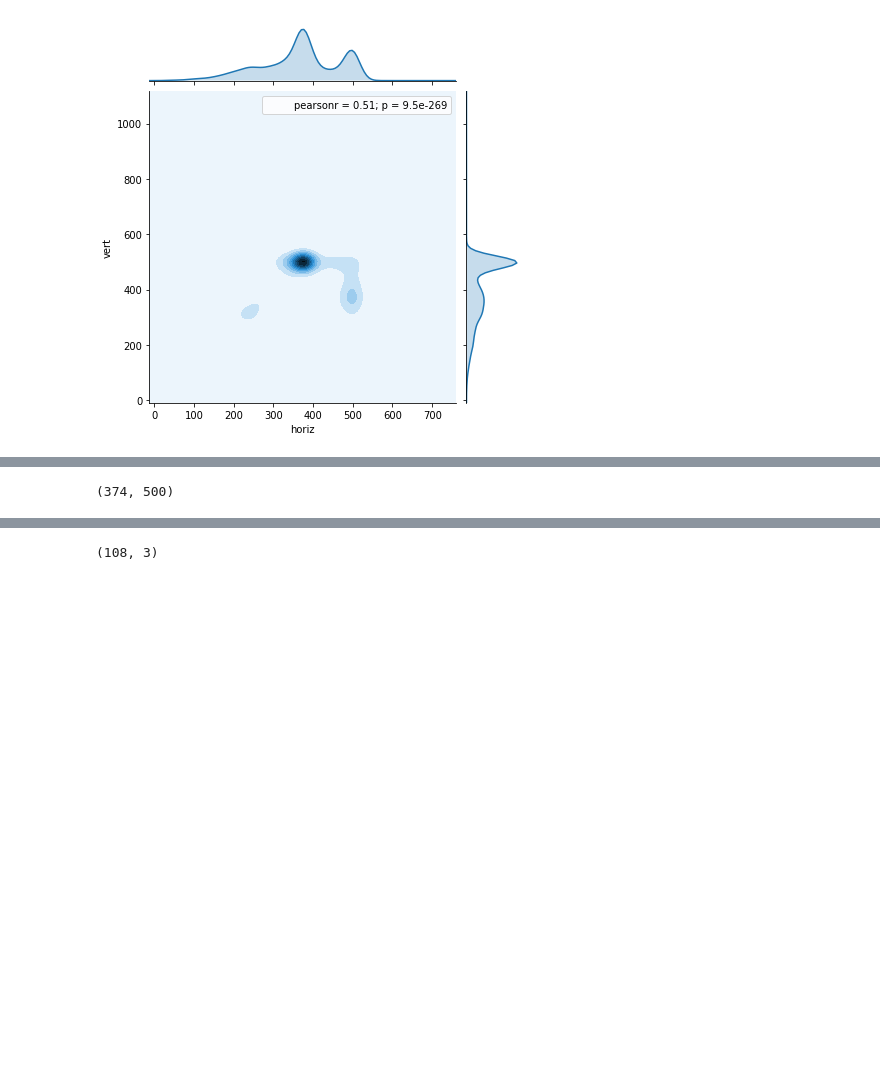
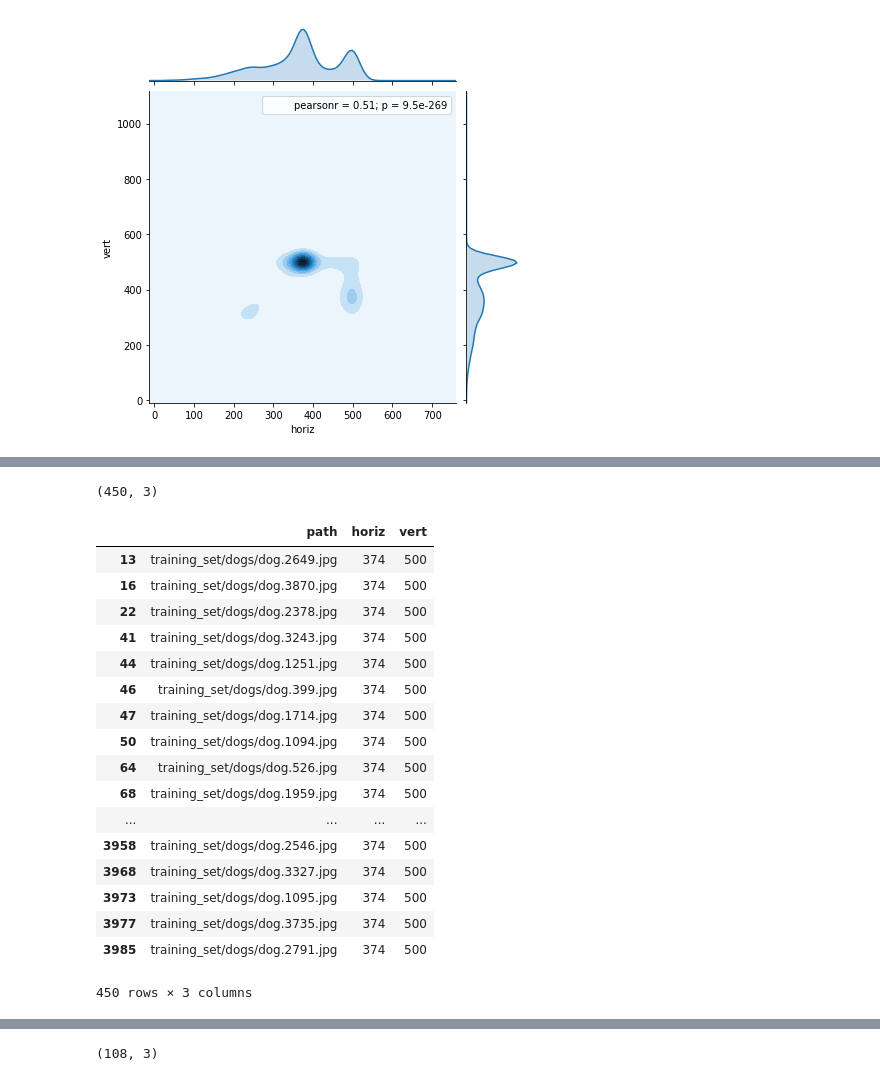
Before and after one commit to andy64734/all-might, a Jupyter notebook: Mopsy and Mocha.ipynb, the cells around one changed output, grey strips where cells are left out. Saved outputs shown, nothing was run; the diff lists cells and outputs as text; code cells hidden in the pictures; blank space fills up the shorter version.

```diff
--- a/Mopsy and Mocha.ipynb
+++ b/Mopsy and Mocha.ipynb
@@ -79,6 +54,6 @@ def generate_df(paths, reses):
     df = pd.DataFrame({'path': paths, 'horiz': horiz, 'vert': vert })
     return df
 # %%
-training_dog_df = generate_df(training_dog_paths, training_dog_resolutions)
+training_dog_df = generate_df(training_dog_folder, training_dog_paths, training_dog_resolutions)
 print(training_dog_df)
 # %% [output]
@@ -138,3 +105,7 @@ dtype: int64
+# %%
+def get_most_common_res(reses):
+    reses_series = pd.Series(reses)
+    return reses_series.mode()[0]
 # %%
 def filter_df_by_res(df, horiz, vert):
     df = df[df['horiz'] == horiz]
@@ -152,12 +113,0 @@ test_dog_resolutions = [get_image_resolution(test_dog_folder, i) for i in test_d
-# %%
-def get_most_common_res(reses):
-    HORIZ_INDEX = 0
-    VERT_INDEX = 1
-
-    horiz_reses = pd.Series([i[HORIZ_INDEX] for i in reses])
-    vert_reses = pd.Series([i[VERT_INDEX] for i in reses])
-    return horiz_reses.mode()[0], vert_reses.mode()[0]
-
-print(get_most_common_res(test_dog_resolutions))
-# %% [output]
-(374, 500)
@@ -167,0 +114,28 @@ test_dog_df = filter_df_by_res(test_dog_df, 374, 500)
+# %%
+training_dog_res_mask = get_most_common_res(training_dog_resolutions)
+training_dog_df = filter_df_by_res(training_dog_df,
+                                   training_dog_res_mask[0],
+                                   training_dog_res_mask[1])
+# %%
+print(training_dog_df.shape)
+training_dog_df
+# %% [output]
+(450, 3)
+|  | path | horiz | vert |
+| 13 | training_set/dogs/dog.2649.jpg | 374 | 500 |
+| 16 | training_set/dogs/dog.3870.jpg | 374 | 500 |
+| 22 | training_set/dogs/dog.2378.jpg | 374 | 500 |
+| 41 | training_set/dogs/dog.3243.jpg | 374 | 500 |
+| 44 | training_set/dogs/dog.1251.jpg | 374 | 500 |
+| 46 | training_set/dogs/dog.399.jpg | 374 | 500 |
+| 47 | training_set/dogs/dog.1714.jpg | 374 | 500 |
+| 50 | training_set/dogs/dog.1094.jpg | 374 | 500 |
+| 64 | training_set/dogs/dog.526.jpg | 374 | 500 |
+| 68 | training_set/dogs/dog.1959.jpg | 374 | 500 |
+| ... | ... | ... | ... |
+| 3958 | training_set/dogs/dog.2546.jpg | 374 | 500 |
+| 3968 | training_set/dogs/dog.3327.jpg | 374 | 500 |
+| 3973 | training_set/dogs/dog.1095.jpg | 374 | 500 |
+| 3977 | training_set/dogs/dog.3735.jpg | 374 | 500 |
+| 3985 | training_set/dogs/dog.2791.jpg | 374 | 500 |
+450 rows × 3 columns
```
Also changed, not shown: parts of 18 cells of this notebook.
